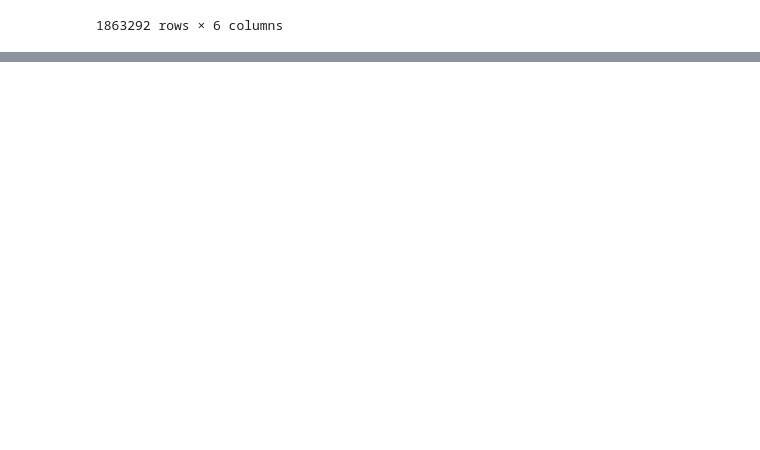
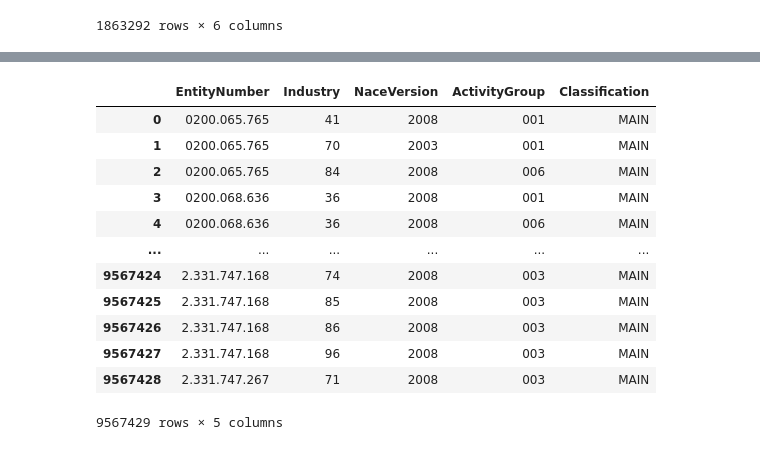
Before and after one commit to tanialemos/data_viz_SQL, a Jupyter notebook: data_exploration.ipynb, the cells around one changed output, grey strips where cells are left out. Saved outputs shown, nothing was run; the diff lists cells and outputs as text; code cells hidden in the pictures; blank space fills up the shorter version.

```diff
--- a/data_exploration.ipynb
+++ b/data_exploration.ipynb
@@ -101,0 +16,12 @@ TypeOfEnterprise = pd.DataFrame.from_records(data=TypeOfEnterprise, columns=col)
+# %%
+cursor = cursor.execute(
+    """
+    SELECT Category
+    from code
+    Group by Category
+    """
+)
+result = cursor.fetchall()
+col = [description[0] for description in cursor.description]
+code = pd.DataFrame.from_records(data=result, columns=col)
+category = list(code['Category'].T)
@@ -182,0 +226,16 @@ list(group_data['JuridicalSituation'].T)
+# %%
+activity
+# %% [output]
+|  | EntityNumber | Industry | NaceVersion | ActivityGroup | Classification |
+| 0 | 0200.065.765 | 41 | 2008 | 001 | MAIN |
+| 1 | 0200.065.765 | 70 | 2003 | 001 | MAIN |
+| 2 | 0200.065.765 | 84 | 2008 | 006 | MAIN |
+| 3 | 0200.068.636 | 36 | 2008 | 001 | MAIN |
+| 4 | 0200.068.636 | 36 | 2008 | 006 | MAIN |
+| ... | ... | ... | ... | ... | ... |
+| 9567424 | 2.331.747.168 | 74 | 2008 | 003 | MAIN |
+| 9567425 | 2.331.747.168 | 85 | 2008 | 003 | MAIN |
+| 9567426 | 2.331.747.168 | 86 | 2008 | 003 | MAIN |
+| 9567427 | 2.331.747.168 | 96 | 2008 | 003 | MAIN |
+| 9567428 | 2.331.747.267 | 71 | 2008 | 003 | MAIN |
+9567429 rows × 5 columns
```
Also changed, not shown: parts of 35 cells of this notebook, 2 other files.
